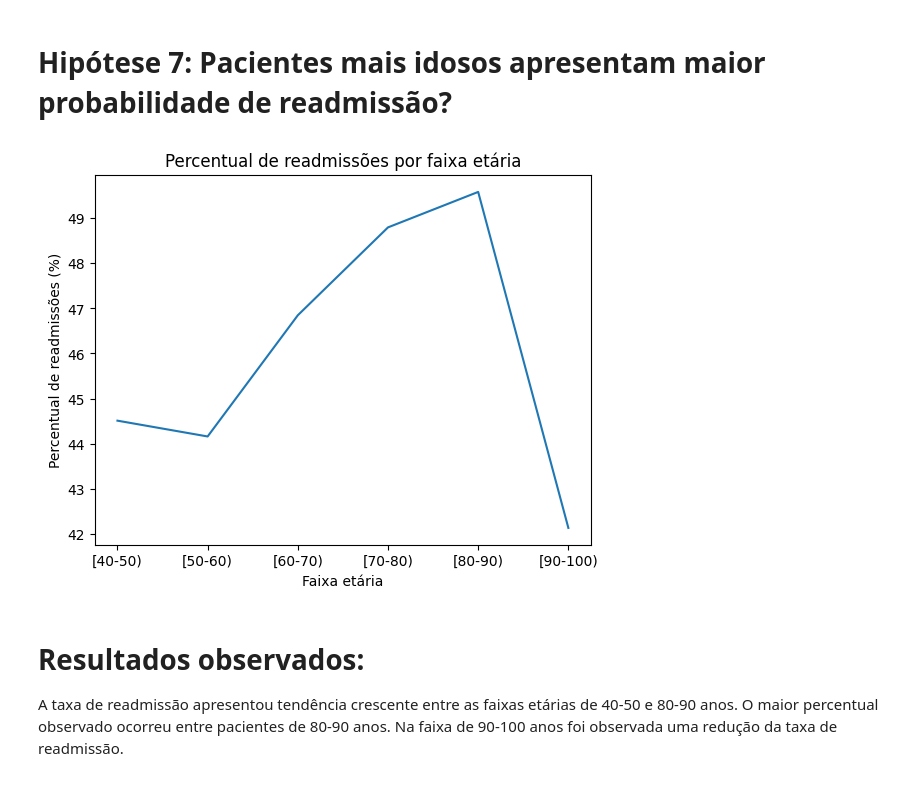
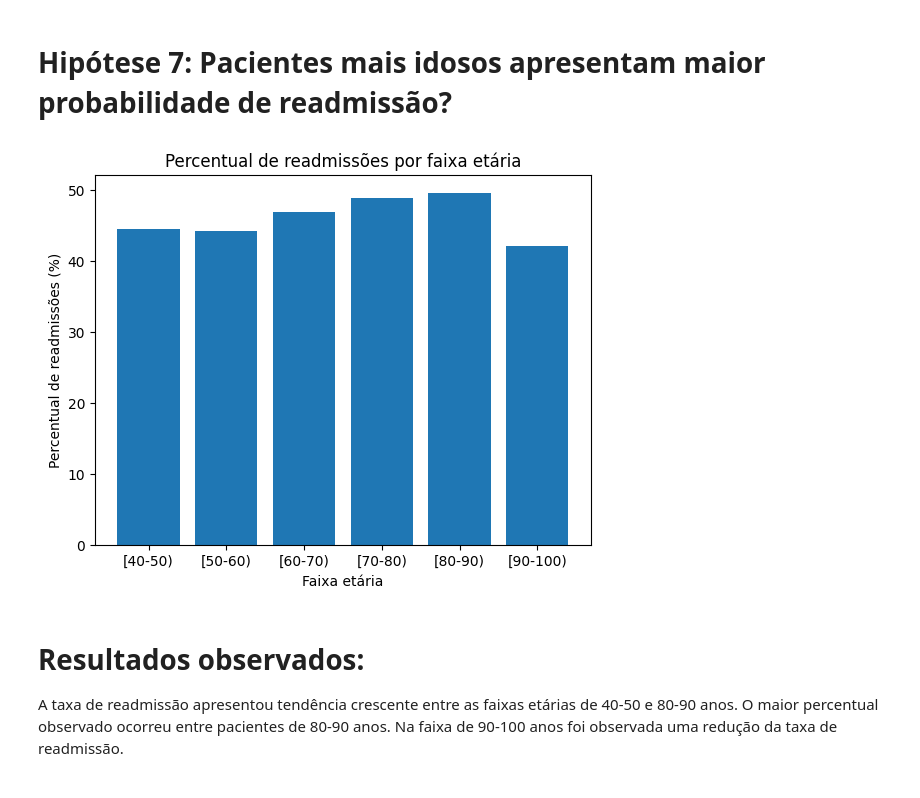
Before and after one commit to Lobato2310/datascience_playground, a Jupyter notebook: hospital_readmission_prediction/notebooks/01_eda.ipynb, the cells around one changed output. Drawn from its saved outputs; the diff is of its cells as text; code cells hidden in the pictures.

```diff
--- a/hospital_readmission_prediction/notebooks/01_eda.ipynb
+++ b/hospital_readmission_prediction/notebooks/01_eda.ipynb
@@ -186,13 +181,13 @@ Text(0, 0.5, 'Percentual de readmissões (%)')
 # %%
-df = pd.read_csv("../data/raw/hospital_readmissions.csv")
 teste_diabetes = df.groupby(['diabetes_med'])['readmitted'].value_counts().unstack().fillna(0)
 percentual_diabetes = teste_diabetes.div(teste_diabetes.sum(axis=1), axis=0) * 100
 teste_diabetes
 percentual_diabetes
 x = teste_diabetes.index
 y = percentual_diabetes.yes
-plt.plot(x, y)
+plt.bar(x, y)
 plt.title('Percentual de readmissões diagnóstico de diabetes')
 plt.xlabel('Diagnosticado com diabetes')
 plt.ylabel('Percentual de readmissões (%)')
+plt.show()
 # %% [output]
@@ -201,13 +195,13 @@ Text(0, 0.5, 'Percentual de readmissões (%)')
 # %%
-df = pd.read_csv("../data/raw/hospital_readmissions.csv")
 mudanca_medicamentos = df.groupby(['change'])['readmitted'].value_counts().unstack().fillna(0)
 percentual_change = mudanca_medicamentos.div(mudanca_medicamentos.sum(axis=1), axis=0) * 100
 mudanca_medicamentos
 percentual_change
 x = mudanca_medicamentos.index
 y = percentual_change.yes
-plt.plot(x, y)
+plt.bar(x, y)
 plt.title('Percentual de readmissões por mudança na medicação')
 plt.xlabel('Mudança na medicação')
 plt.ylabel('Percentual de readmissões (%)')
+plt.show()
 # %% [output]
@@ -234,7 +227,6 @@ A associação observada foi fraca a moderada.
 # %% [markdown]
 # Hipótese 5: O diagnóstico principal do paciente está associado à probabilidade de readmissão hospitalar
 # %%
-df = pd.read_csv("../data/raw/hospital_readmissions.csv")
 diagnosticos = df.groupby(['diag_1'])['readmitted'].value_counts().unstack().fillna(0)
 percentual = diagnosticos.div(diagnosticos.sum(axis=1), axis=0) * 100
 print(f'Quais os diagnósticos em diag_1: {diagnosticos}')
@@ -248,6 +240,7 @@ plt.barh(categorias, valores, color='skyblue')
 plt.title('Percentual de readmissões pelo primeiro diagnóstico')
 plt.xlabel('Percentual de readmissões (%)')
 plt.ylabel('Diagnósticos')
+plt.show()
 # %% [output]
 Quais os diagnósticos em diag_1: readmitted         no   yes
 diag_1
@@ -275,7 +267,6 @@ Os resultados sugerem que o tipo de doença principal está associado à probabi
 # %% [markdown]
 # Hipótese 6: Pacientes com maior utilização prévia do sistema de saúde apresentam maior probabilidade de readmissão.
 # %%
-df = pd.read_csv("../data/raw/hospital_readmissions.csv")
 utilizacao_ambulatorial = df.groupby('n_outpatient')['readmitted'].value_counts().unstack().fillna(0)
 percentual_ambulatorial = utilizacao_ambulatorial.div(utilizacao_ambulatorial.sum(axis=1), axis=0) * 100
 utilizacao_ambulatorial
@@ -292,8 +283,8 @@ x = utilizacao_ambulatorial_filtrada.index
 x2 = utilizacao_emergencial_filtrada.index
 y = percentual_ambulatorial_filtrada.yes
 y2 = percentual_emergencial_filtrada.yes
-plt.plot(x, y, label='Utilização Ambulatorial', marker='o')
-plt.plot(x2, y2, label='Utilização Emergencial', marker='s')
+plt.plot(x, y, marker='o', label='Ambulatorial')
+plt.plot(x2, y2, marker='s', label='Emergencial')
 plt.xlabel('Número de Visitas')
 plt.ylabel('Percentual de Readmissão')
 plt.title('Comparação de Utilização entre Ambulatorial e Emergencial')
@@ -307,20 +298,19 @@ Pacientes com histórico de utilização prévia do sistema de saúde apresentar
 # %% [markdown]
 # Hipótese 7: Pacientes mais idosos apresentam maior probabilidade de readmissão?
 # %%
-df = pd.read_csv("../data/raw/hospital_readmissions.csv")
 idade = df.groupby('age')['readmitted'].value_counts().unstack().fillna(0)
 percentual_idade = idade.div(idade.sum(axis=1), axis=0) * 100
 idade
 percentual_idade
 x = idade.index
 y = percentual_idade.yes
-plt.plot(x, y)
+plt.bar(x, y)
 plt.title('Percentual de readmissões por faixa etária')
 plt.xlabel('Faixa etária')
 plt.ylabel('Percentual de readmissões (%)')
 plt.show()
 # %% [output]
-[figure, old version]
+[figure, new version]
 # %% [markdown]
 # Resultados observados:
 
```
Also changed, not shown: parts of 12 cells of this notebook, 2 other files.
